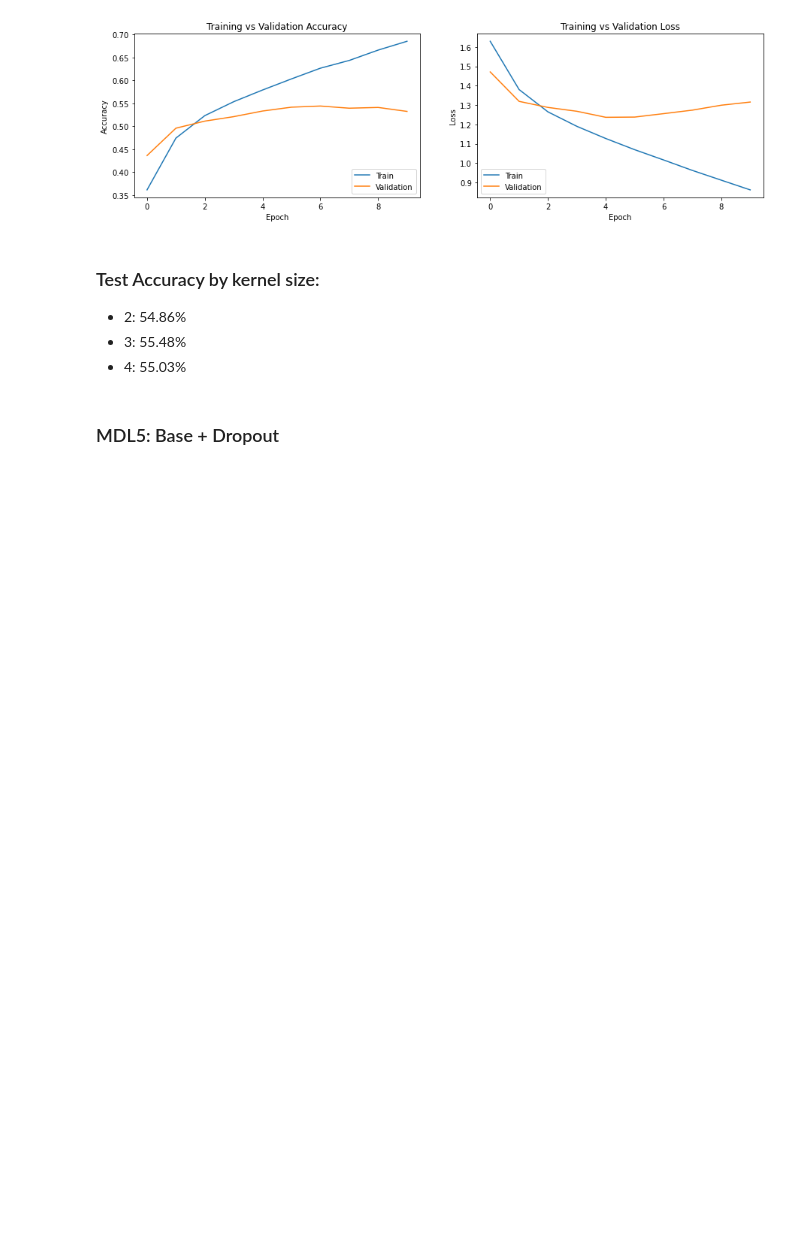
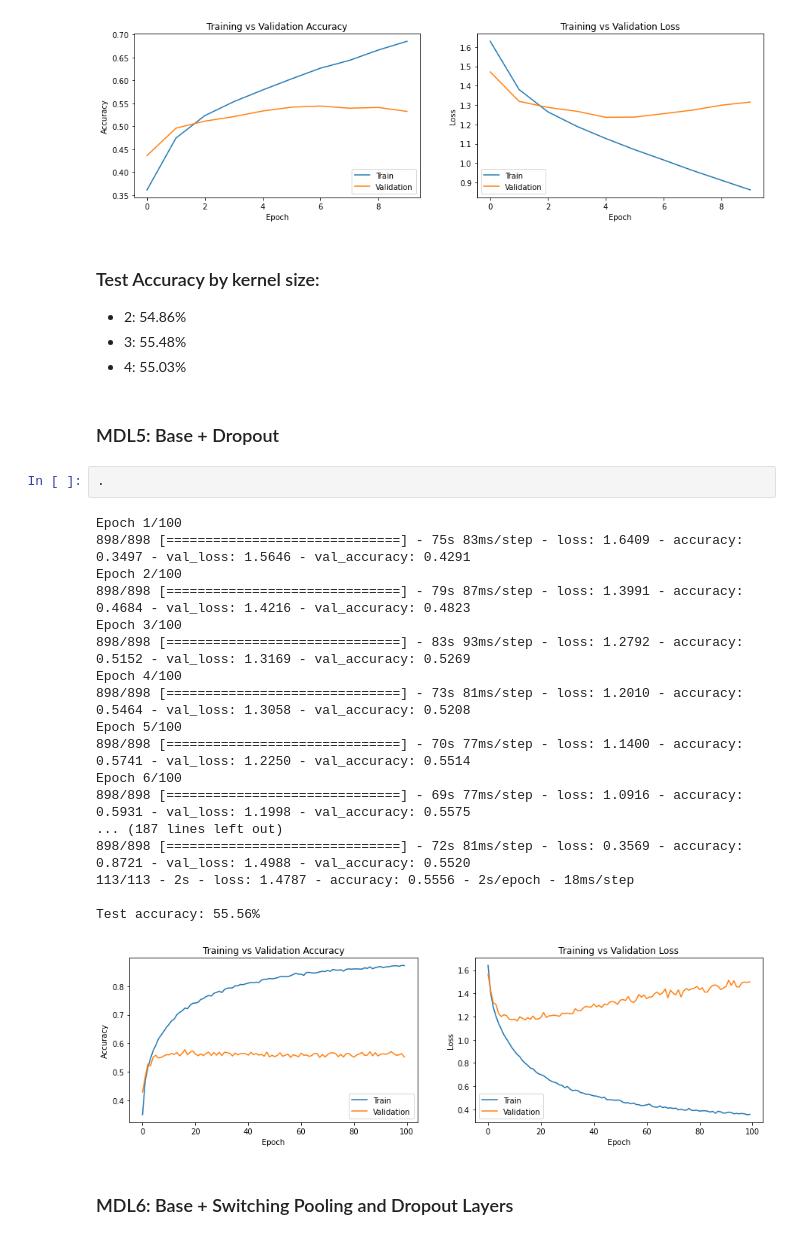
Before and after one commit to chikakoto/facial-expression-recognition, a Jupyter notebook: notebooks/ivan/7.2_im_TensorFlow_new dataset.ipynb, the cells around one changed output. Drawn from its saved outputs; the diff is of its cells as text; blank space fills up the shorter version.

```diff
--- a/notebooks/ivan/7.2_im_TensorFlow_new dataset.ipynb
+++ b/notebooks/ivan/7.2_im_TensorFlow_new dataset.ipynb
@@ -431,5 +431,28 @@ Test accuracy: 54.86%
 * 4: 55.03%
 # %% [markdown]
 ### MDL5: Base + Dropout
+# %%
+.
+# %% [output]
+Epoch 1/100
+898/898 [==============================] - 75s 83ms/step - loss: 1.6409 - accuracy: 0.3497 - val_loss: 1.5646 - val_accuracy: 0.4291
+Epoch 2/100
+898/898 [==============================] - 79s 87ms/step - loss: 1.3991 - accuracy: 0.4684 - val_loss: 1.4216 - val_accuracy: 0.4823
+Epoch 3/100
+898/898 [==============================] - 83s 93ms/step - loss: 1.2792 - accuracy: 0.5152 - val_loss: 1.3169 - val_accuracy: 0.5269
+Epoch 4/100
+898/898 [==============================] - 73s 81ms/step - loss: 1.2010 - accuracy: 0.5464 - val_loss: 1.3058 - val_accuracy: 0.5208
+Epoch 5/100
+898/898 [==============================] - 70s 77ms/step - loss: 1.1400 - accuracy: 0.5741 - val_loss: 1.2250 - val_accuracy: 0.5514
+Epoch 6/100
+898/898 [==============================] - 69s 77ms/step - loss: 1.0916 - accuracy: 0.5931 - val_loss: 1.1998 - val_accuracy: 0.5575
+... (187 lines left out)
+898/898 [==============================] - 72s 81ms/step - loss: 0.3569 - accuracy: 0.8721 - val_loss: 1.4988 - val_accuracy: 0.5520
+113/113 - 2s - loss: 1.4787 - accuracy: 0.5556 - 2s/epoch - 18ms/step
+
+Test accuracy: 55.56%
+[figure, added]
+# %% [markdown]
+### MDL6: Base + Switching Pooling and Dropout Layers
 # %%
 # creating a sequential model
```
Also changed, not shown: parts of 9 cells of this notebook, 1 other file.
